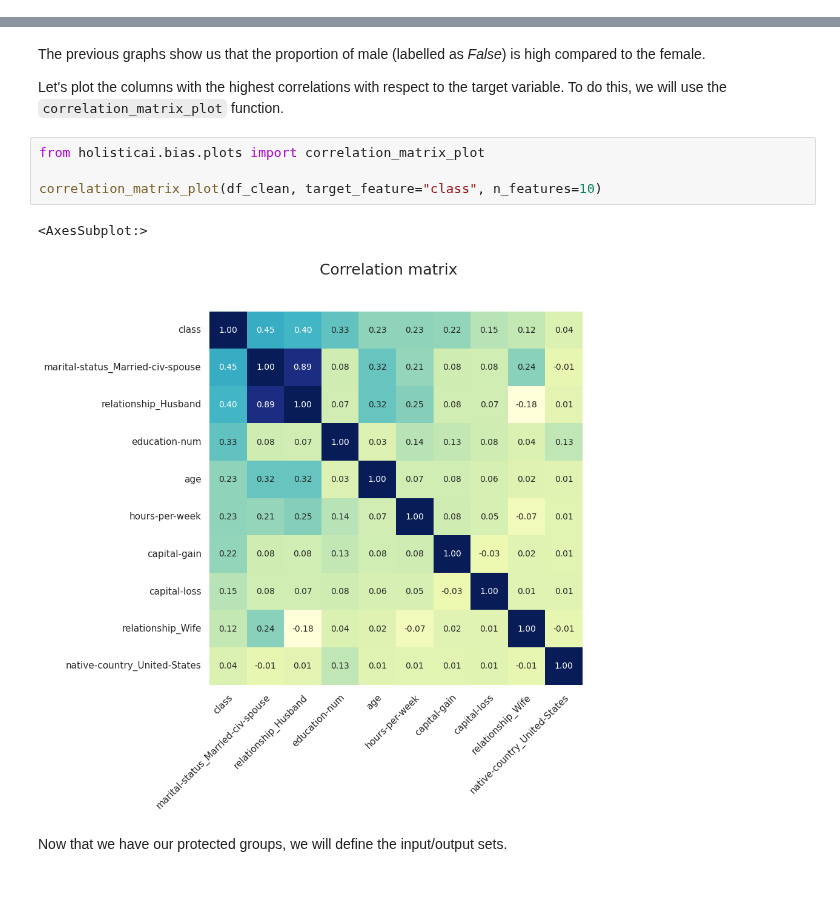
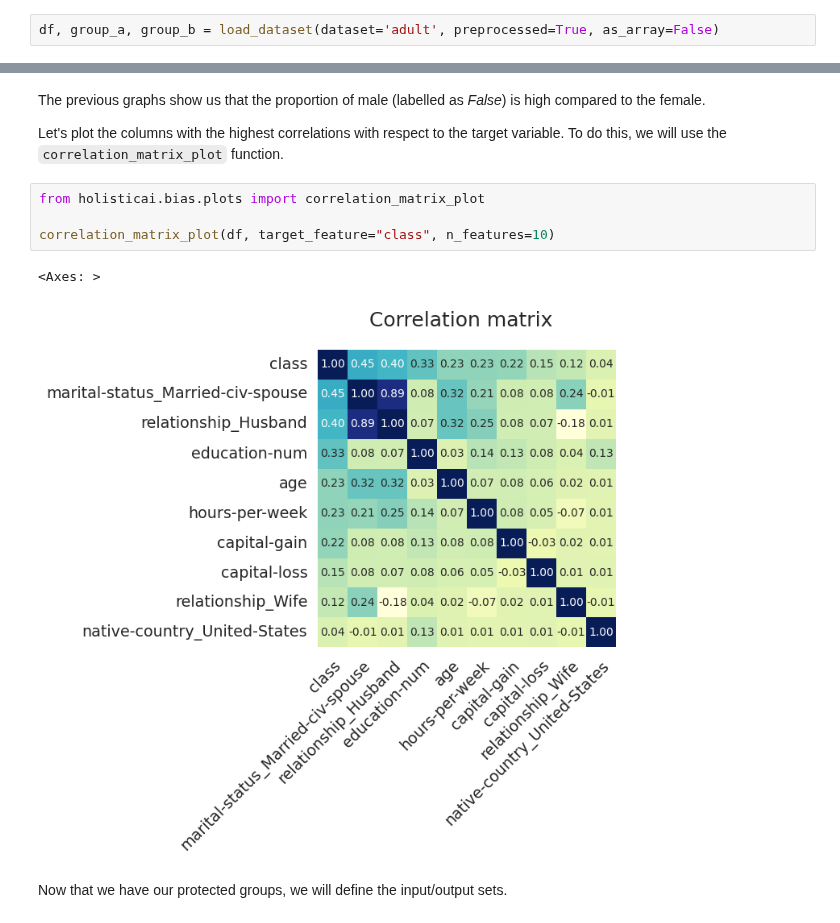
Before and after one commit to holistic-ai/holisticai, a Jupyter notebook: tutorials/bias/mitigating_bias_tutorials/binary_classification/inprocessing/exponientiated_gradient.ipynb, the cells around one changed output, grey strips where cells are left out. Saved outputs shown, nothing was run; the diff lists cells and outputs as text; blank space fills up the shorter version.

Commit message:
refactor: updating binary classification tutorials with new datasets

```diff
--- a/tutorials/bias/mitigating_bias_tutorials/binary_classification/inprocessing/exponientiated_gradient.ipynb
+++ b/tutorials/bias/mitigating_bias_tutorials/binary_classification/inprocessing/exponientiated_gradient.ipynb
@@ -114,0 +49,2 @@ df.shape, df_clean.shape
+# %%
+df, group_a, group_b = load_dataset(dataset='adult', preprocessed=True, as_array=False)
@@ -132,10 +83,10 @@ Let's plot the columns with the highest correlations with respect to the target
 # %%
 from holisticai.bias.plots import correlation_matrix_plot
 
-correlation_matrix_plot(df_clean, target_feature="class", n_features=10)
+correlation_matrix_plot(df, target_feature="class", n_features=10)
 # %% [output]
-<AxesSubplot:>
+<Axes: >
-[figure, old version]
+[figure, new version]
 # %% [markdown]
 Now that we have our protected groups, we will define the input/output sets.
 # %%
```
Also changed, not shown: parts of 18 cells of this notebook, 3 other files.
